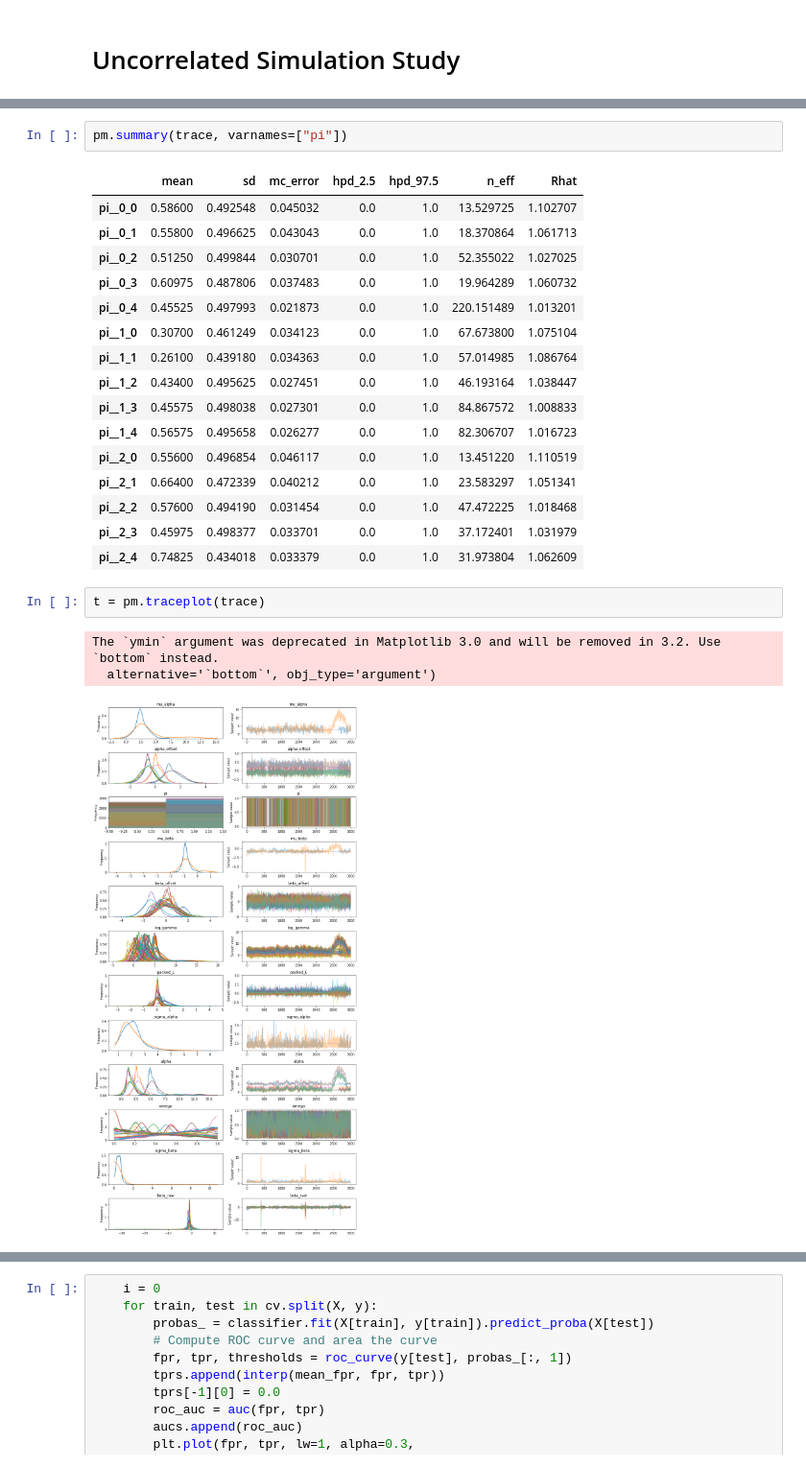
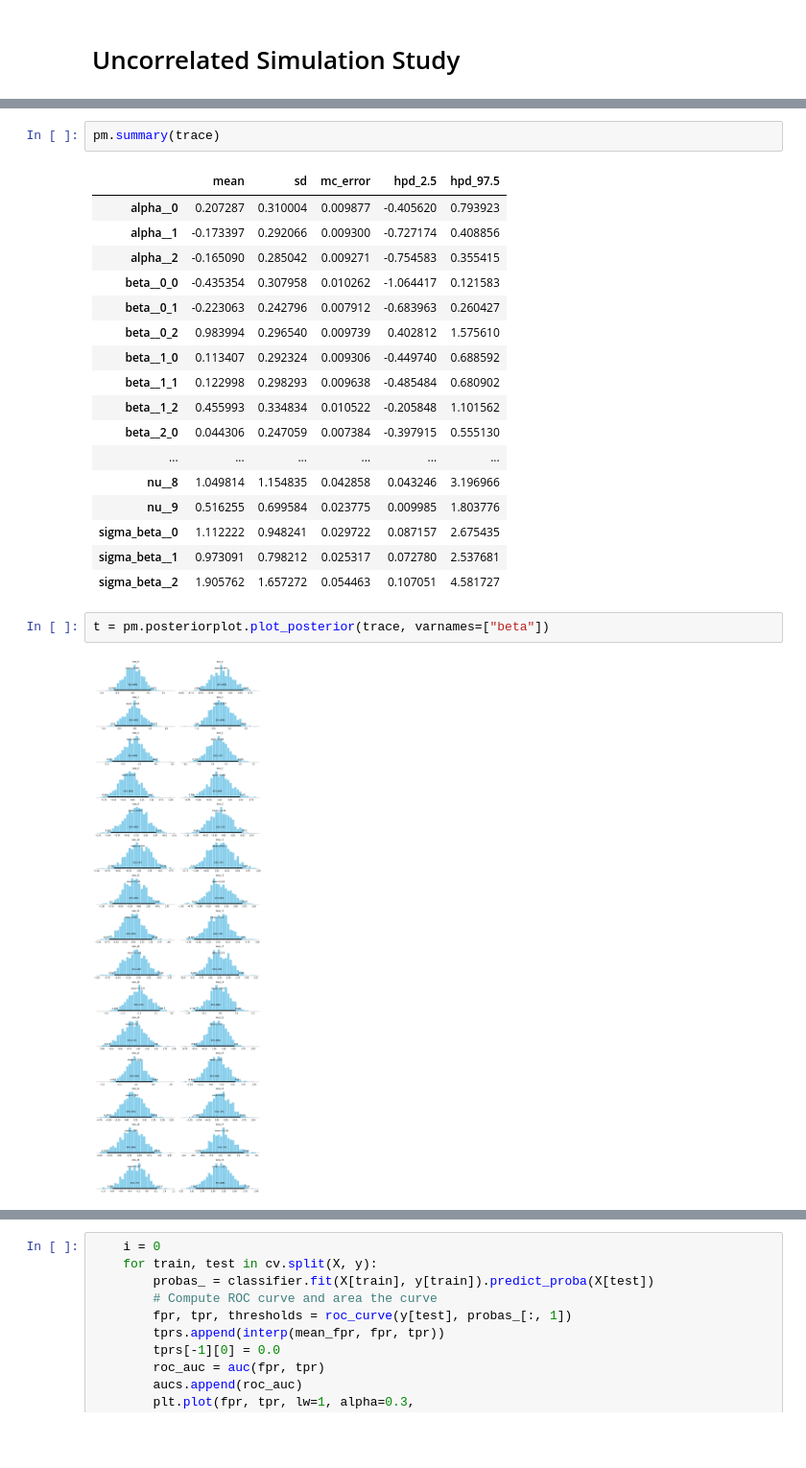
Before and after one commit to theislab/scCODA, a Jupyter notebook: prototyping/Simulation_experiments.ipynb, the cells around one changed output, grey strips where cells are left out. Shown at 96% size. Cells and saved outputs as stored; diff of their text form; blank space fills up the shorter version.

```diff
--- a/prototyping/Simulation_experiments.ipynb
+++ b/prototyping/Simulation_experiments.ipynb
@@ -306,25 +316,24 @@ ValueError: Not enough samples to build a trace.
 # %%
-pm.summary(trace, varnames=["pi"])
+pm.summary(trace)
 # %% [output]
-|  | mean | sd | mc_error | hpd_2.5 | hpd_97.5 | n_eff | Rhat |
-| pi__0_0 | 0.58600 | 0.492548 | 0.045032 | 0.0 | 1.0 | 13.529725 | 1.102707 |
-| pi__0_1 | 0.55800 | 0.496625 | 0.043043 | 0.0 | 1.0 | 18.370864 | 1.061713 |
-| pi__0_2 | 0.51250 | 0.499844 | 0.030701 | 0.0 | 1.0 | 52.355022 | 1.027025 |
-| pi__0_3 | 0.60975 | 0.487806 | 0.037483 | 0.0 | 1.0 | 19.964289 | 1.060732 |
-| pi__0_4 | 0.45525 | 0.497993 | 0.021873 | 0.0 | 1.0 | 220.151489 | 1.013201 |
-| pi__1_0 | 0.30700 | 0.461249 | 0.034123 | 0.0 | 1.0 | 67.673800 | 1.075104 |
-| pi__1_1 | 0.26100 | 0.439180 | 0.034363 | 0.0 | 1.0 | 57.014985 | 1.086764 |
-| pi__1_2 | 0.43400 | 0.495625 | 0.027451 | 0.0 | 1.0 | 46.193164 | 1.038447 |
-| pi__1_3 | 0.45575 | 0.498038 | 0.027301 | 0.0 | 1.0 | 84.867572 | 1.008833 |
-| pi__1_4 | 0.56575 | 0.495658 | 0.026277 | 0.0 | 1.0 | 82.306707 | 1.016723 |
-| pi__2_0 | 0.55600 | 0.496854 | 0.046117 | 0.0 | 1.0 | 13.451220 | 1.110519 |
-| pi__2_1 | 0.66400 | 0.472339 | 0.040212 | 0.0 | 1.0 | 23.583297 | 1.051341 |
-| pi__2_2 | 0.57600 | 0.494190 | 0.031454 | 0.0 | 1.0 | 47.472225 | 1.018468 |
-| pi__2_3 | 0.45975 | 0.498377 | 0.033701 | 0.0 | 1.0 | 37.172401 | 1.031979 |
-| pi__2_4 | 0.74825 | 0.434018 | 0.033379 | 0.0 | 1.0 | 31.973804 | 1.062609 |
+|  | mean | sd | mc_error | hpd_2.5 | hpd_97.5 |
+| alpha__0 | 0.207287 | 0.310004 | 0.009877 | -0.405620 | 0.793923 |
+| alpha__1 | -0.173397 | 0.292066 | 0.009300 | -0.727174 | 0.408856 |
+| alpha__2 | -0.165090 | 0.285042 | 0.009271 | -0.754583 | 0.355415 |
+| beta__0_0 | -0.435354 | 0.307958 | 0.010262 | -1.064417 | 0.121583 |
+| beta__0_1 | -0.223063 | 0.242796 | 0.007912 | -0.683963 | 0.260427 |
+| beta__0_2 | 0.983994 | 0.296540 | 0.009739 | 0.402812 | 1.575610 |
+| beta__1_0 | 0.113407 | 0.292324 | 0.009306 | -0.449740 | 0.688592 |
+| beta__1_1 | 0.122998 | 0.298293 | 0.009638 | -0.485484 | 0.680902 |
+| beta__1_2 | 0.455993 | 0.334834 | 0.010522 | -0.205848 | 1.101562 |
+| beta__2_0 | 0.044306 | 0.247059 | 0.007384 | -0.397915 | 0.555130 |
+| ... | ... | ... | ... | ... | ... |
+| nu__8 | 1.049814 | 1.154835 | 0.042858 | 0.043246 | 3.196966 |
+| nu__9 | 0.516255 | 0.699584 | 0.023775 | 0.009985 | 1.803776 |
+| sigma_beta__0 | 1.112222 | 0.948241 | 0.029722 | 0.087157 | 2.675435 |
+| sigma_beta__1 | 0.973091 | 0.798212 | 0.025317 | 0.072780 | 2.537681 |
+| sigma_beta__2 | 1.905762 | 1.657272 | 0.054463 | 0.107051 | 4.581727 |
 # %%
-t = pm.traceplot(trace)
+t = pm.posteriorplot.plot_posterior(trace, varnames=["beta"])
 # %% [output]
-The `ymin` argument was deprecated in Matplotlib 3.0 and will be removed in 3.2. Use `bottom` instead.
-  alternative='`bottom`', obj_type='argument')
-[figure, old version]
+[figure, new version]
```
Also changed, not shown: parts of 5 cells of this notebook, 6 other files.
